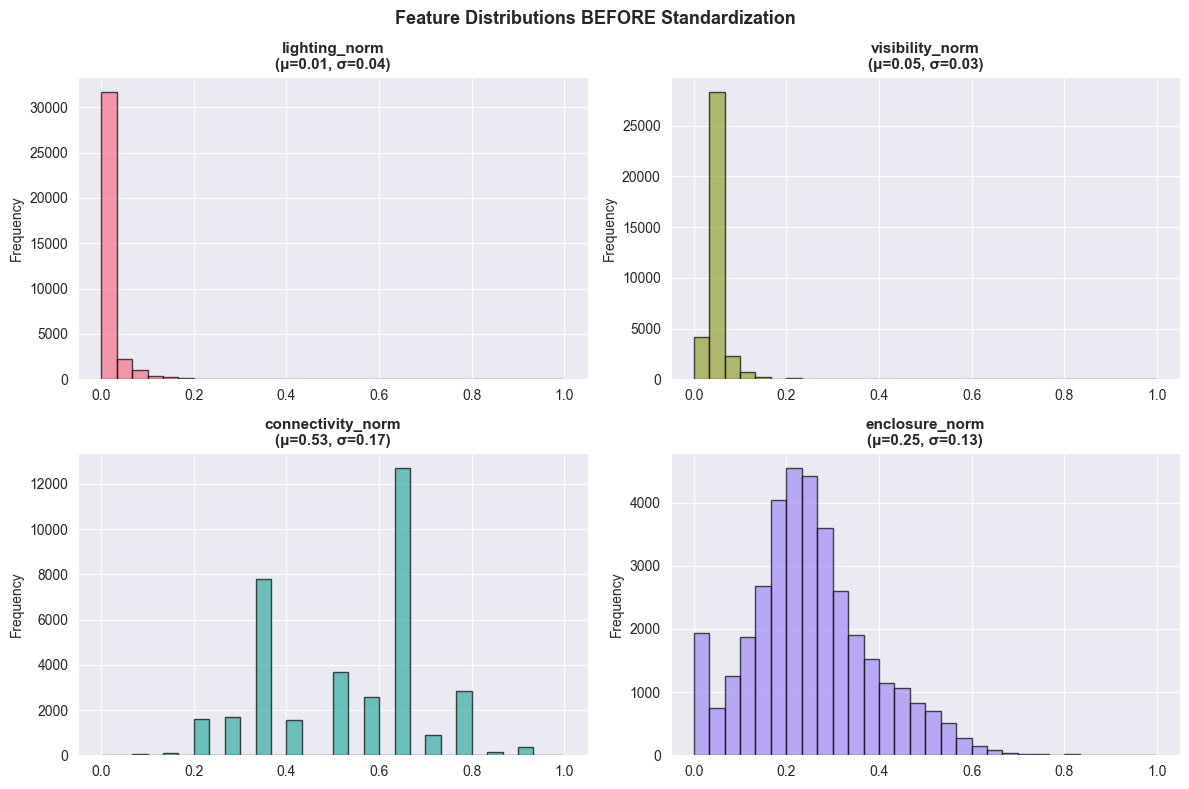
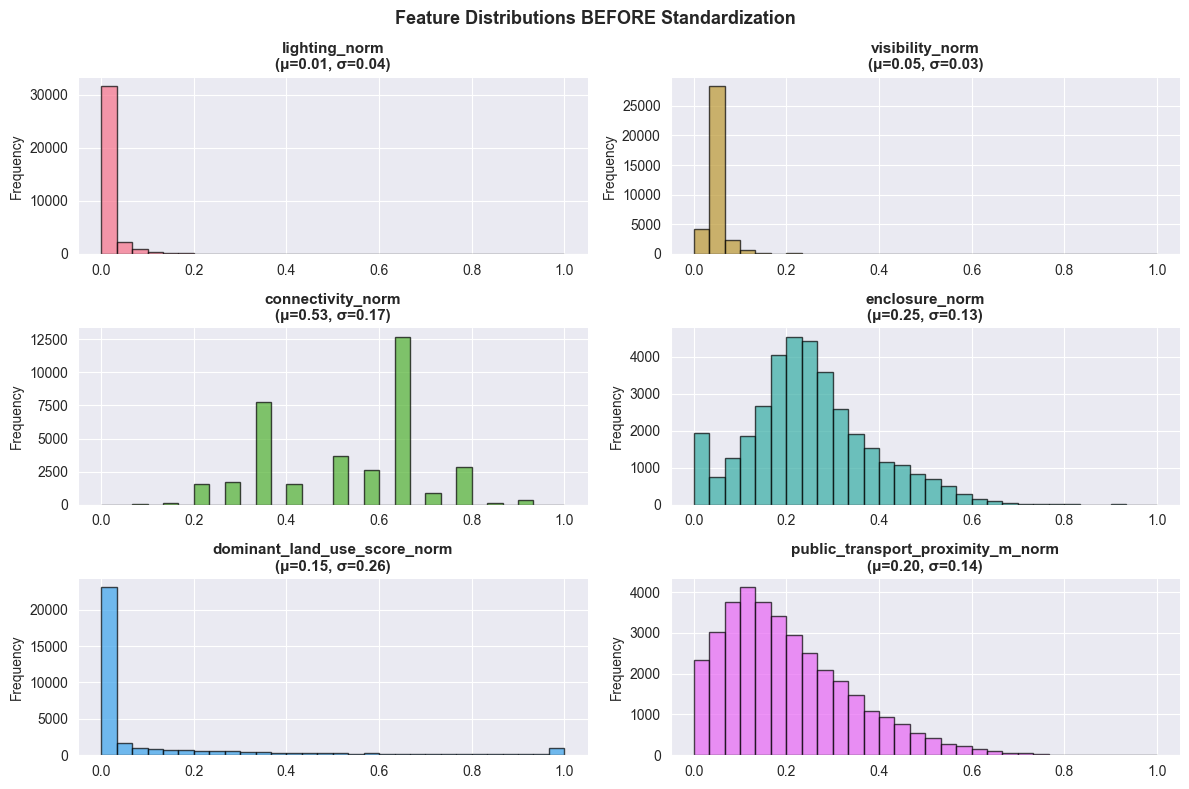
Unified diff of the notebook cell whose output changed from the first chart to the second:
--- before
+++ after
@@ -1,5 +1,5 @@
 # Visualize feature distributions
-fig, axes = plt.subplots(2, 2, figsize=(12, 8))
-colors_palette = sns.color_palette('husl', 4)
+fig, axes = plt.subplots(3, 2, figsize=(12, 8))
+colors_palette = sns.color_palette('husl', 6)
 
 for ax, col, color in zip(axes.flat, FEATURE_COLS, colors_palette):

Commit: werkin